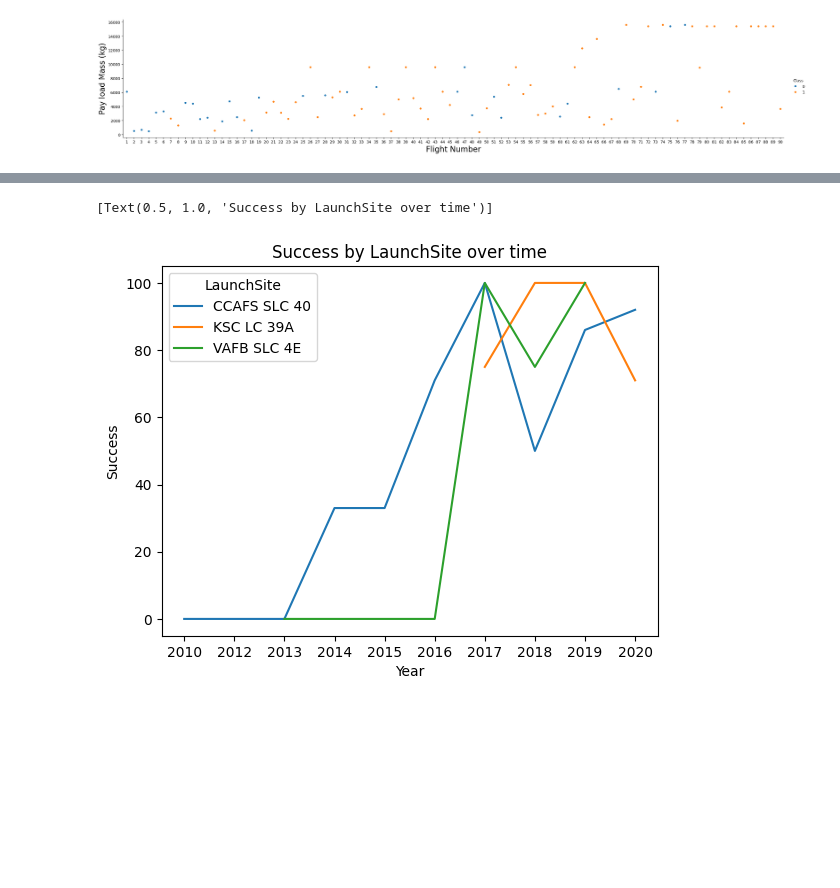
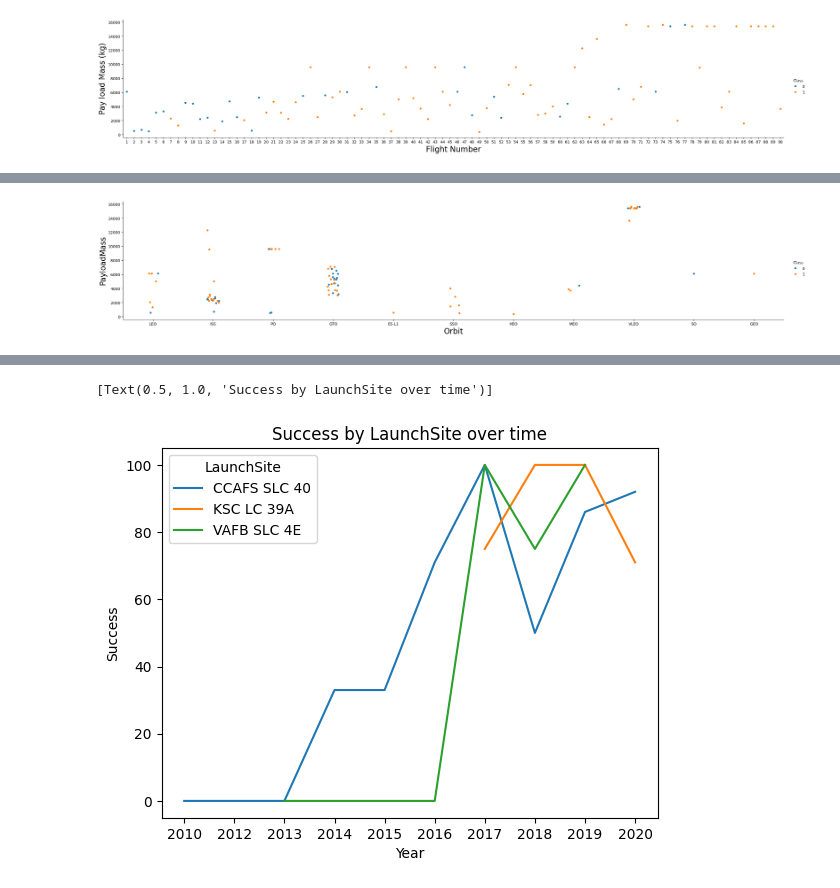
Before and after one commit to johnflem/IBM-Final-Model, a Jupyter notebook: Final.ipynb, the cells around one changed output, grey strips where cells are left out. Saved outputs shown, nothing was run; the diff lists cells and outputs as text; code cells hidden in the pictures; blank space fills up the shorter version.

```diff
--- a/Final.ipynb
+++ b/Final.ipynb
@@ -134,0 +154,7 @@ plt.show()
+# %%
+sns.catplot(x="Orbit", y="PayloadMass", hue="Class", data=df, aspect = 5)
+plt.xlabel("Orbit",fontsize=20)
+plt.ylabel("PayloadMass",fontsize=20)
+plt.show()
+# %% [output]
+[figure, added]
```
Also changed, not shown: parts of 13 cells of this notebook.
